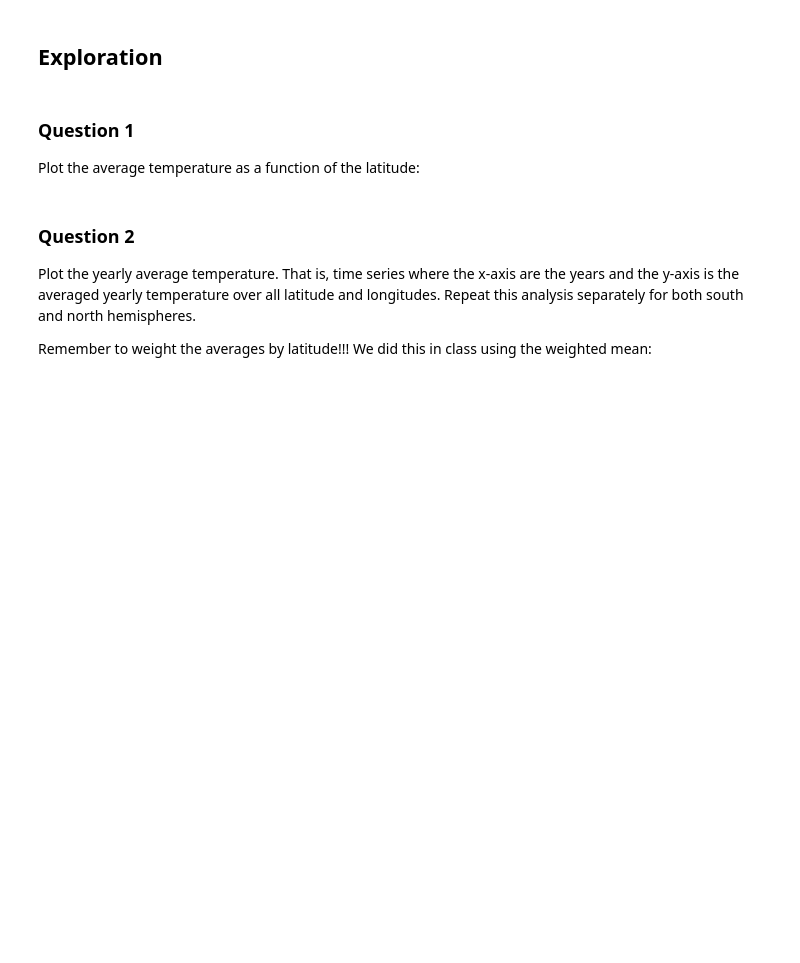
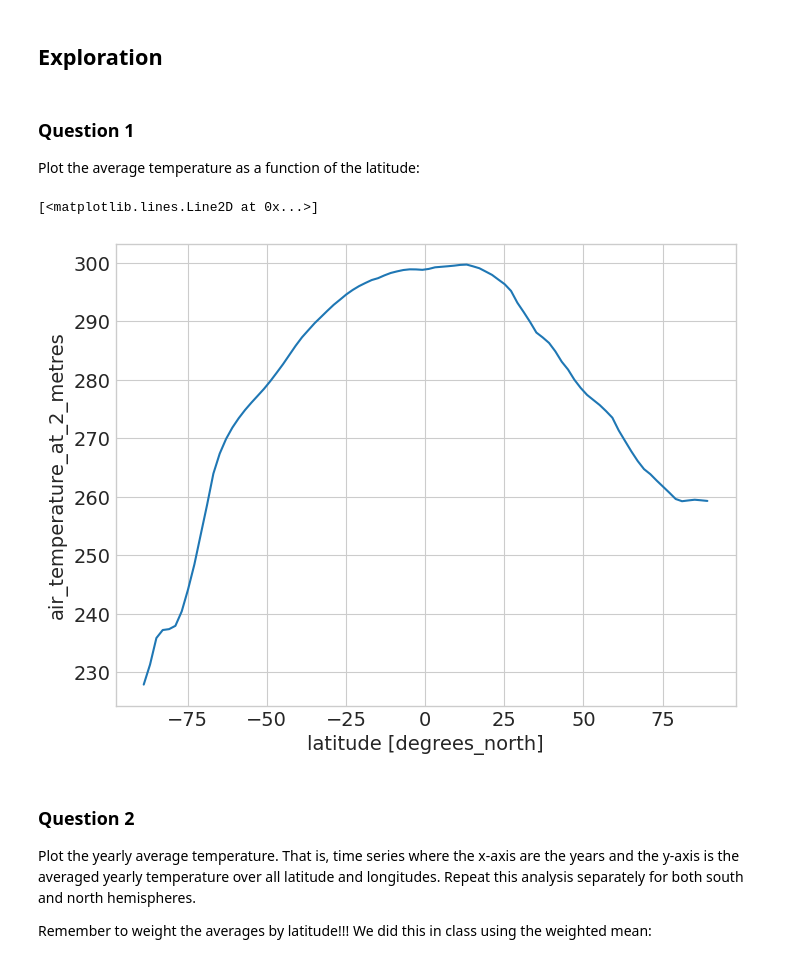
Before and after one commit to berkeley-stat159/fall-2025, a Jupyter notebook: lab/lab05/lab05.ipynb, the cells around one changed output. Cells and saved outputs as stored; diff of their text form; code cells hidden in the pictures; blank space fills up the shorter version.

```diff
--- a/lab/lab05/lab05.ipynb
+++ b/lab/lab05/lab05.ipynb
@@ -48,8 +48,11 @@ ds = xr.open_dataset(monthly_2deg_path)
 Plot the average temperature as a function of the latitude:
 # %%
 # BEGIN SOLUTION
-
+ds.air_temperature_at_2_metres.mean(["time", "longitude"]).plot()
 # END SOLUTION
+# %% [output]
+[<matplotlib.lines.Line2D at 0x...>]
+[figure, added]
 # %% [markdown]
 ### Question 2
 
```
Also changed, not shown: parts of 16 cells of this notebook.
